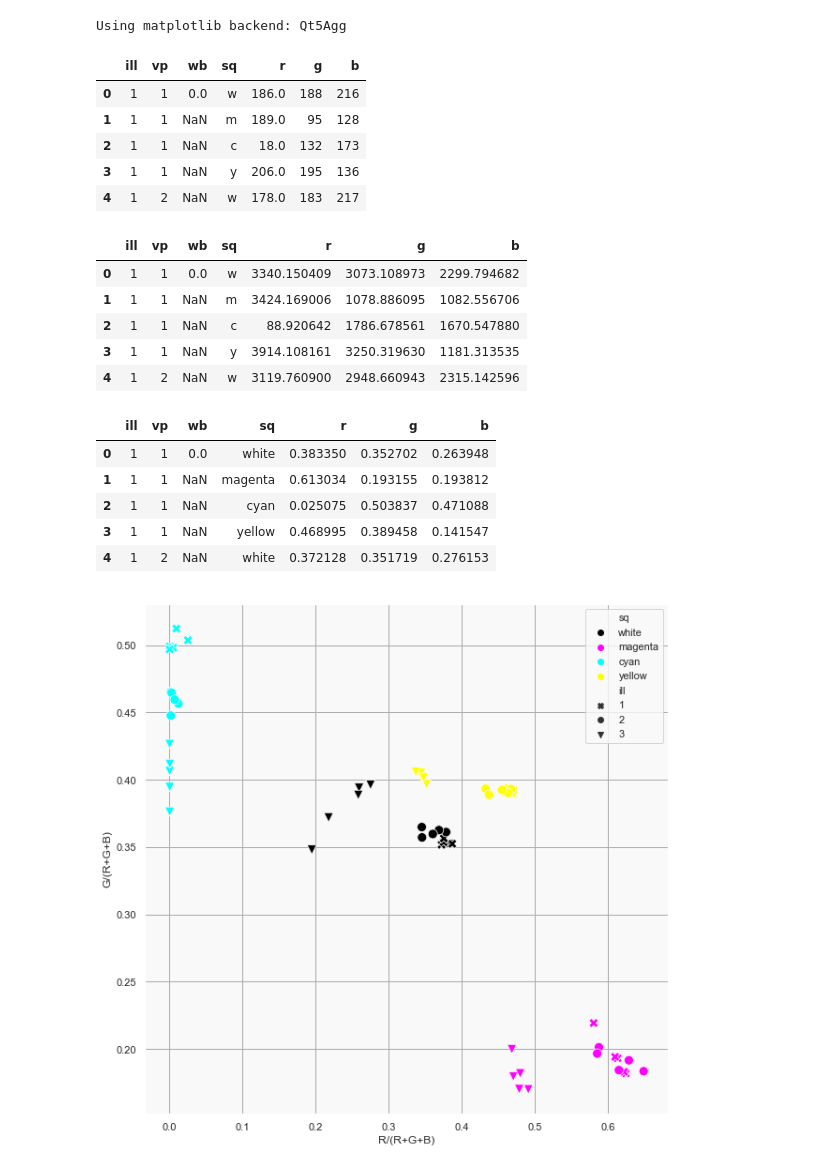
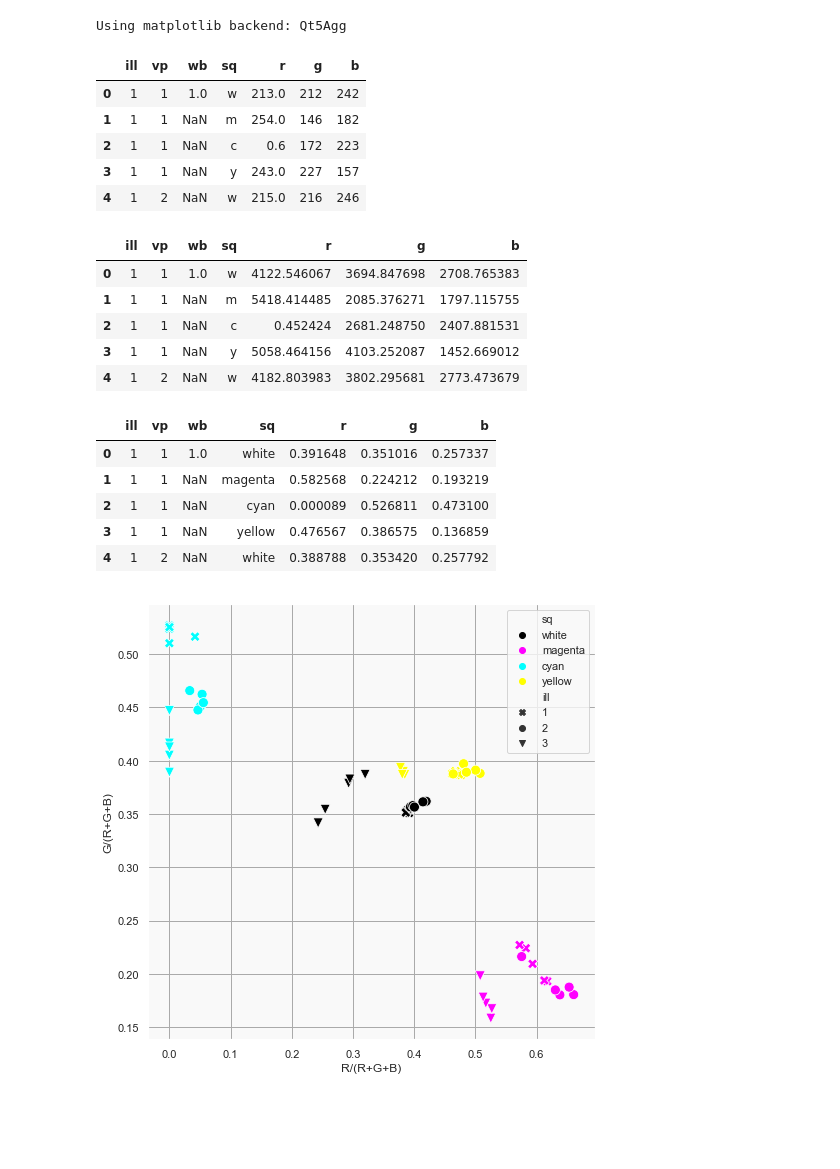
Before and after one commit to adhocmaster/CSE264ComputerVision, a Jupyter notebook: project1/part3/part3.ipynb, the cells around one changed output. Cells and saved outputs as stored; diff of their text form; code cells hidden in the pictures; blank space fills up the shorter version.

Commit message:
found working images

```diff
--- a/project1/part3/part3.ipynb
+++ b/project1/part3/part3.ipynb
@@ -17,16 +17,16 @@ gB = 1.4400324117846943
 gG = 1.5335689920700644
 gR = 1.5526529746220272
 # %%
-df = pd.read_excel('cvals.xlsx')
+df = pd.read_excel('cvalsw1.xlsx')
 # %%
 df.head()
 # %% [output]
 |  | ill | vp | wb | sq | r | g | b |
-| 0 | 1 | 1 | 0.0 | w | 186.0 | 188 | 216 |
-| 1 | 1 | 1 | NaN | m | 189.0 | 95 | 128 |
-| 2 | 1 | 1 | NaN | c | 18.0 | 132 | 173 |
-| 3 | 1 | 1 | NaN | y | 206.0 | 195 | 136 |
-| 4 | 1 | 2 | NaN | w | 178.0 | 183 | 217 |
+| 0 | 1 | 1 | 1.0 | w | 213.0 | 212 | 242 |
+| 1 | 1 | 1 | NaN | m | 254.0 | 146 | 182 |
+| 2 | 1 | 1 | NaN | c | 0.6 | 172 | 223 |
+| 3 | 1 | 1 | NaN | y | 243.0 | 227 | 157 |
+| 4 | 1 | 2 | NaN | w | 215.0 | 216 | 246 |
 # %%
 # # linearize values.
 # def linearizeRows(row):
@@ -40,11 +40,11 @@ df.b = np.power(df.b.values, gB)
 df.head()
 # %% [output]
 |  | ill | vp | wb | sq | r | g | b |
-| 0 | 1 | 1 | 0.0 | w | 3340.150409 | 3073.108973 | 2299.794682 |
-| 1 | 1 | 1 | NaN | m | 3424.169006 | 1078.886095 | 1082.556706 |
-| 2 | 1 | 1 | NaN | c | 88.920642 | 1786.678561 | 1670.547880 |
-| 3 | 1 | 1 | NaN | y | 3914.108161 | 3250.319630 | 1181.313535 |
-| 4 | 1 | 2 | NaN | w | 3119.760900 | 2948.660943 | 2315.142596 |
+| 0 | 1 | 1 | 1.0 | w | 4122.546067 | 3694.847698 | 2708.765383 |
+| 1 | 1 | 1 | NaN | m | 5418.414485 | 2085.376271 | 1797.115755 |
+| 2 | 1 | 1 | NaN | c | 0.452424 | 2681.248750 | 2407.881531 |
+| 3 | 1 | 1 | NaN | y | 5058.464156 | 4103.252087 | 1452.669012 |
+| 4 | 1 | 2 | NaN | w | 4182.803983 | 3802.295681 | 2773.473679 |
 # %%
 # # normalize values.
 def normalizeRows(row):
@@ -69,19 +69,19 @@ df = df.transform(normalizeRows, axis=1)
 df.head()
 # %% [output]
 |  | ill | vp | wb | sq | r | g | b |
-| 0 | 1 | 1 | 0.0 | white | 0.383350 | 0.352702 | 0.263948 |
-| 1 | 1 | 1 | NaN | magenta | 0.613034 | 0.193155 | 0.193812 |
-| 2 | 1 | 1 | NaN | cyan | 0.025075 | 0.503837 | 0.471088 |
-| 3 | 1 | 1 | NaN | yellow | 0.468995 | 0.389458 | 0.141547 |
-| 4 | 1 | 2 | NaN | white | 0.372128 | 0.351719 | 0.276153 |
+| 0 | 1 | 1 | 1.0 | white | 0.391648 | 0.351016 | 0.257337 |
+| 1 | 1 | 1 | NaN | magenta | 0.582568 | 0.224212 | 0.193219 |
+| 2 | 1 | 1 | NaN | cyan | 0.000089 | 0.526811 | 0.473100 |
+| 3 | 1 | 1 | NaN | yellow | 0.476567 | 0.386575 | 0.136859 |
+| 4 | 1 | 2 | NaN | white | 0.388788 | 0.353420 | 0.257792 |
 # %%
-plt.figure(figsize=(10, 10))
+plt.figure(figsize=(8, 8))
 plt.rcParams['axes.facecolor'] = '#f9f9f9'
 plt.grid(color='#aaaaaa')
 palette = {'white':'black', 'magenta':'magenta', 'yellow': 'yellow', 'cyan': 'cyan'}
 ax = sns.scatterplot(df.r, df.g,  style=df.ill, hue=df.sq, markers={1:'X', 2:'o', 3:'v'}, palette=palette, s=100)
 # plt.xlabel = 'R/(R+G+B)'
 ax.set(xlabel='R/(R+G+B)', ylabel='G/(R+G+B)')
 plt.show()
 # %% [output]
-[figure, old version]
+[figure, new version]
```
Also changed, not shown: 35 other files.
